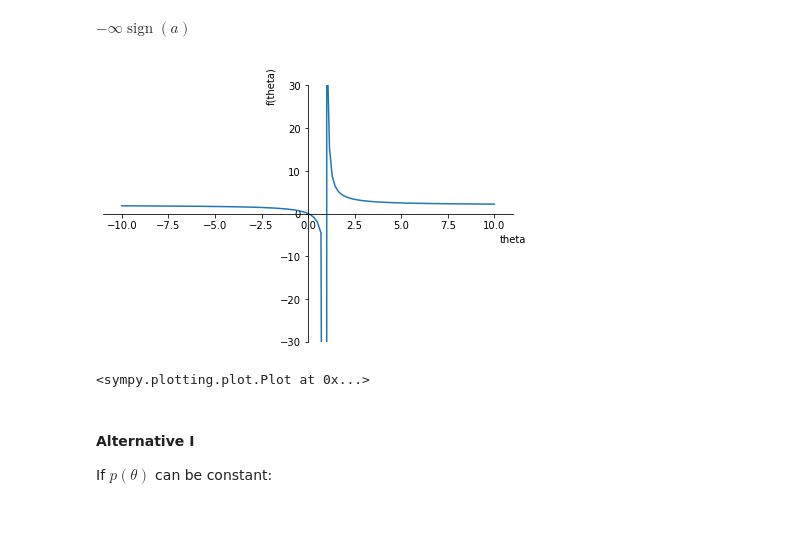
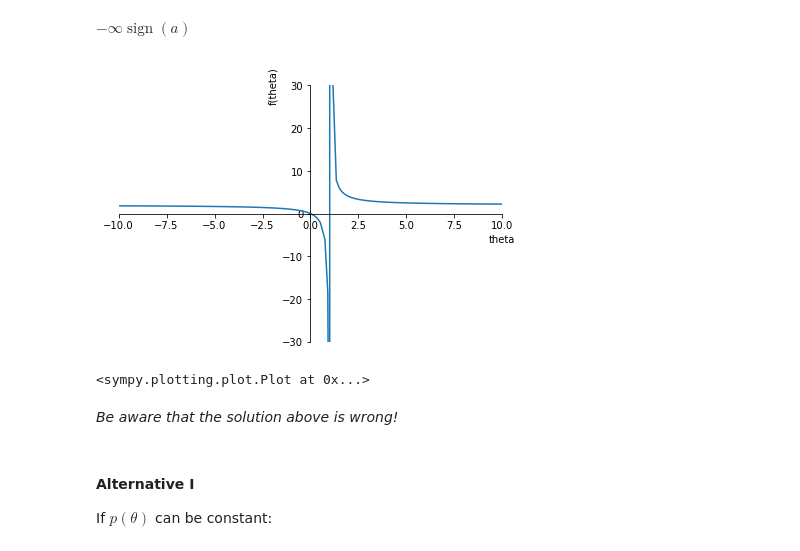
Before and after one commit to fabian-kutschera/P10_NDiES, a Jupyter notebook: SEAS/InfiniteLineElementxi.ipynb, the cells around one changed output. Cells and saved outputs as stored; diff of their text form; code cells hidden in the pictures; blank space fills up the shorter version.

Commit message:
add actual solution for xi

```diff
--- a/SEAS/InfiniteLineElementxi.ipynb
+++ b/SEAS/InfiniteLineElementxi.ipynb
@@ -40,10 +40,12 @@ $\displaystyle - \infty \operatorname{sign}{\left(a \right)}$
 # %%
 fa1 = f.subs(a, 1)
 fa1
-sp.plot(fa1, ylim=[-30,30])
+sp.plot(fa1, xlim=[-10,10], ylim=[-30,30])
 # %% [output]
-[figure, old version]
+[figure, new version]
 <sympy.plotting.plot.Plot at 0x...>
+# %% [markdown]
+*Be aware that the solution above is wrong!*
 # %% [markdown]
 #### Alternative I
 
```
Also changed, not shown: parts of 7 cells of this notebook.
